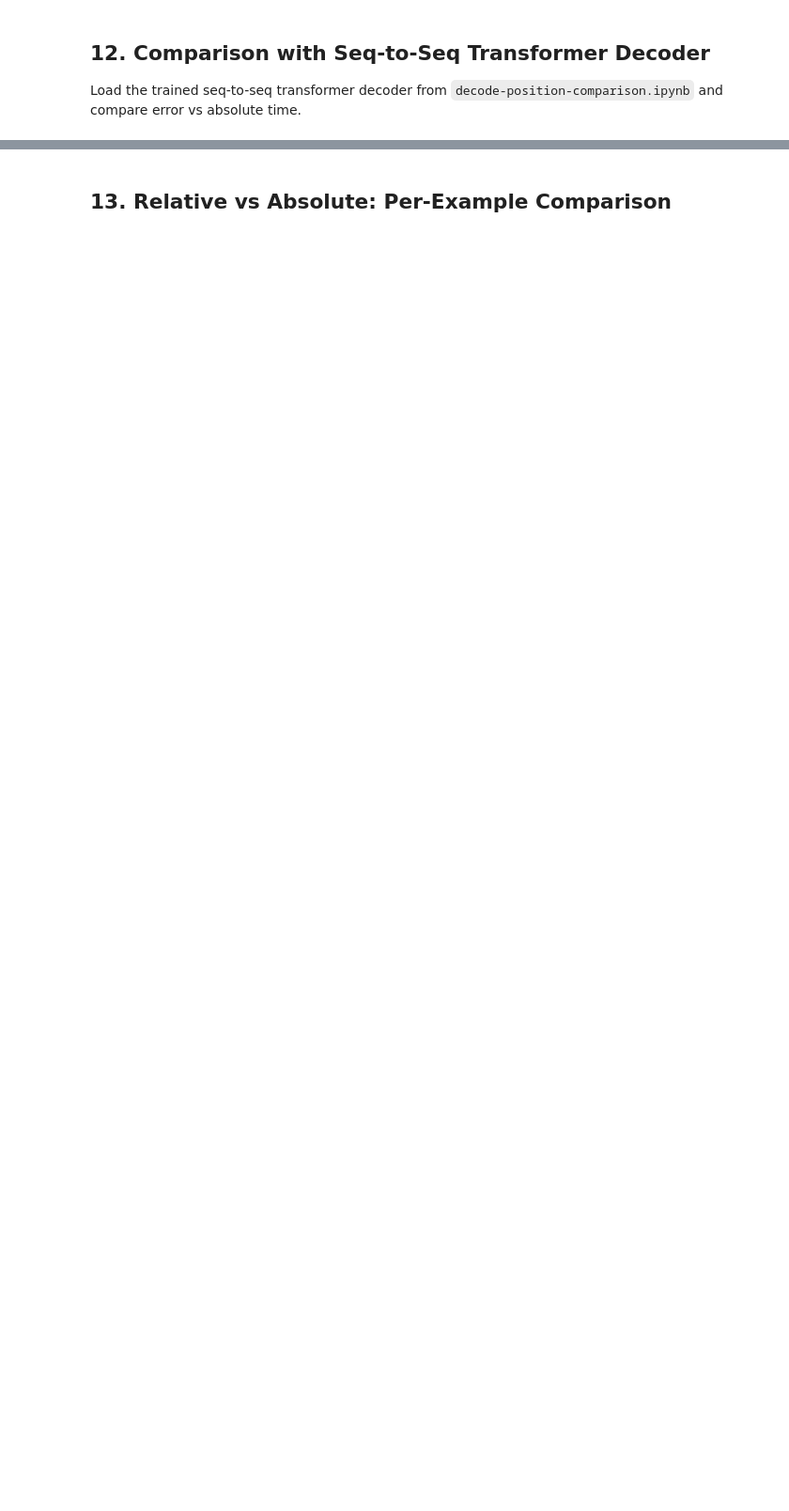
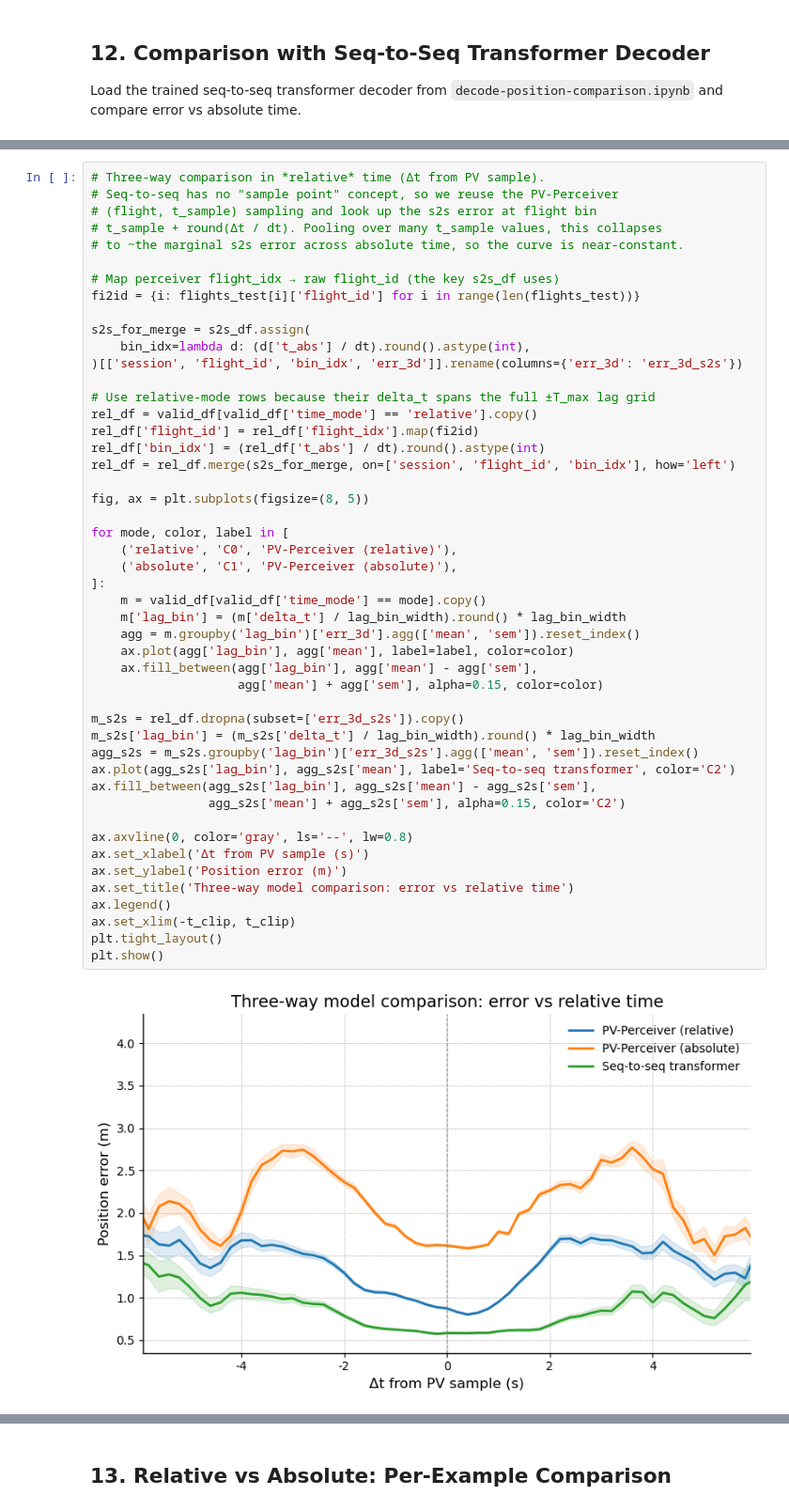
Before and after one commit to yongrong-qiu/digitalbat, a Jupyter notebook: notebooks/pv_decode.ipynb, the cells around one changed output, grey strips where cells are left out. Shown at 94% size. Cells and saved outputs as stored; diff of their text form; blank space fills up the shorter version.

```diff
--- a/notebooks/pv_decode.ipynb
+++ b/notebooks/pv_decode.ipynb
@@ -979,3 +1002,53 @@ plt.show()
+# %%
+# Three-way comparison in *relative* time (Δt from PV sample).
+# Seq-to-seq has no "sample point" concept, so we reuse the PV-Perceiver
+# (flight, t_sample) sampling and look up the s2s error at flight bin
+# t_sample + round(Δt / dt). Pooling over many t_sample values, this collapses
+# to ~the marginal s2s error across absolute time, so the curve is near-constant.
+
+# Map perceiver flight_idx → raw flight_id (the key s2s_df uses)
+fi2id = {i: flights_test[i]['flight_id'] for i in range(len(flights_test))}
+
+s2s_for_merge = s2s_df.assign(
+    bin_idx=lambda d: (d['t_abs'] / dt).round().astype(int),
+)[['session', 'flight_id', 'bin_idx', 'err_3d']].rename(columns={'err_3d': 'err_3d_s2s'})
+
+# Use relative-mode rows because their delta_t spans the full ±T_max lag grid
+rel_df = valid_df[valid_df['time_mode'] == 'relative'].copy()
+rel_df['flight_id'] = rel_df['flight_idx'].map(fi2id)
+rel_df['bin_idx'] = (rel_df['t_abs'] / dt).round().astype(int)
+rel_df = rel_df.merge(s2s_for_merge, on=['session', 'flight_id', 'bin_idx'], how='left')
+
+fig, ax = plt.subplots(figsize=(8, 5))
+
+for mode, color, label in [
+    ('relative', 'C0', 'PV-Perceiver (relative)'),
+    ('absolute', 'C1', 'PV-Perceiver (absolute)'),
+]:
+    m = valid_df[valid_df['time_mode'] == mode].copy()
+    m['lag_bin'] = (m['delta_t'] / lag_bin_width).round() * lag_bin_width
+    agg = m.groupby('lag_bin')['err_3d'].agg(['mean', 'sem']).reset_index()
+    ax.plot(agg['lag_bin'], agg['mean'], label=label, color=color)
+    ax.fill_between(agg['lag_bin'], agg['mean'] - agg['sem'],
+                    agg['mean'] + agg['sem'], alpha=0.15, color=color)
+
+m_s2s = rel_df.dropna(subset=['err_3d_s2s']).copy()
+m_s2s['lag_bin'] = (m_s2s['delta_t'] / lag_bin_width).round() * lag_bin_width
+agg_s2s = m_s2s.groupby('lag_bin')['err_3d_s2s'].agg(['mean', 'sem']).reset_index()
+ax.plot(agg_s2s['lag_bin'], agg_s2s['mean'], label='Seq-to-seq transformer', color='C2')
+ax.fill_between(agg_s2s['lag_bin'], agg_s2s['mean'] - agg_s2s['sem'],
+                agg_s2s['mean'] + agg_s2s['sem'], alpha=0.15, color='C2')
+
+ax.axvline(0, color='gray', ls='--', lw=0.8)
+ax.set_xlabel('Δt from PV sample (s)')
+ax.set_ylabel('Position error (m)')
+ax.set_title('Three-way model comparison: error vs relative time')
+ax.legend()
+ax.set_xlim(-t_clip, t_clip)
+plt.tight_layout()
+plt.show()
+# %% [output]
+[figure, added]
 # %%
 # Trajectory smoothness comparison including seq-to-seq
 s2s_jerk_records = []
```
Also changed, not shown: parts of 10 cells of this notebook.
